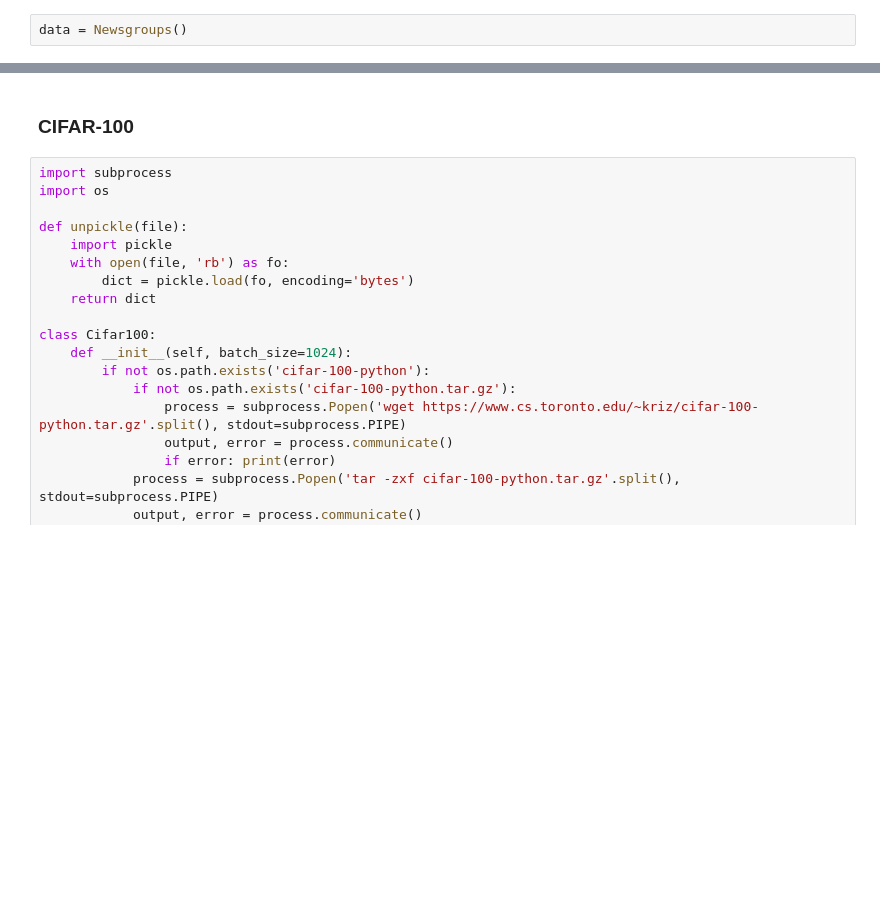
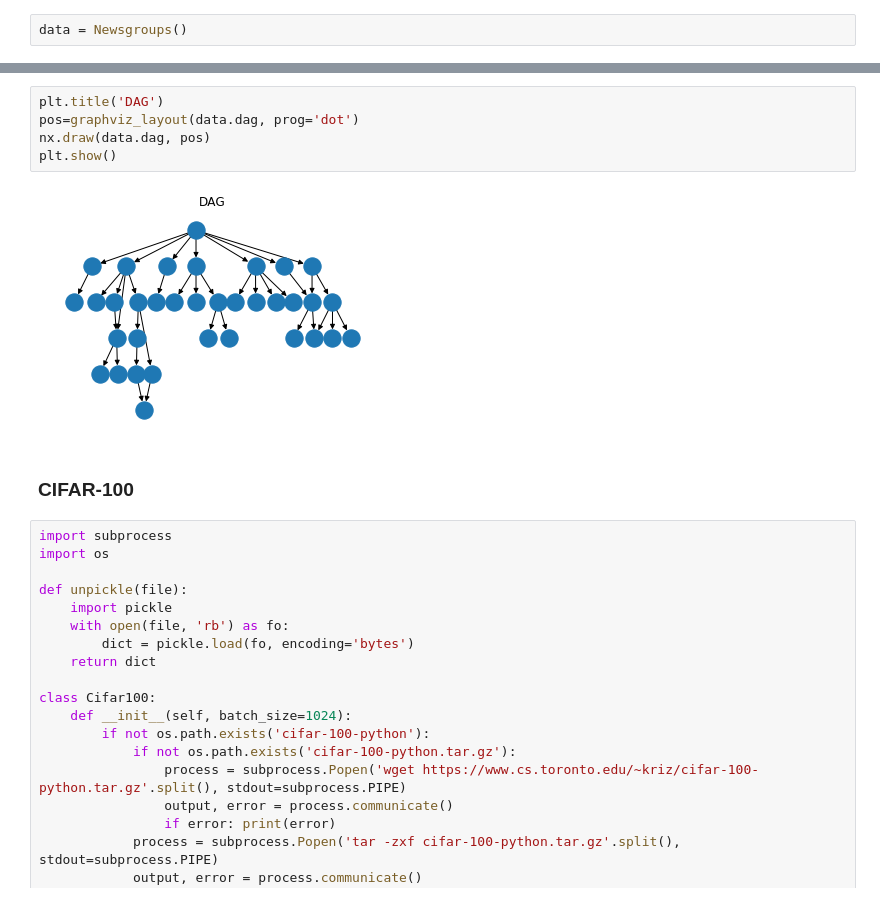
Before and after one commit to pgigioli/latent_hierarchy_discovery, a Jupyter notebook: data_preprocessing.ipynb, the cells around one changed output, grey strips where cells are left out. Drawn from its saved outputs; the diff is of its cells as text; blank space fills up the shorter version.

```diff
--- a/data_preprocessing.ipynb
+++ b/data_preprocessing.ipynb
@@ -115,3 +52,10 @@ list(data.flat_label_dict.values())
+# %%
+plt.title('DAG')
+pos=graphviz_layout(data.dag, prog='dot')
+nx.draw(data.dag, pos)
+plt.show()
+# %% [output]
+[figure, added]
 # %% [markdown]
 ### CIFAR-100
 # %%
```
Also changed, not shown: parts of 7 cells of this notebook, 6 other files.
